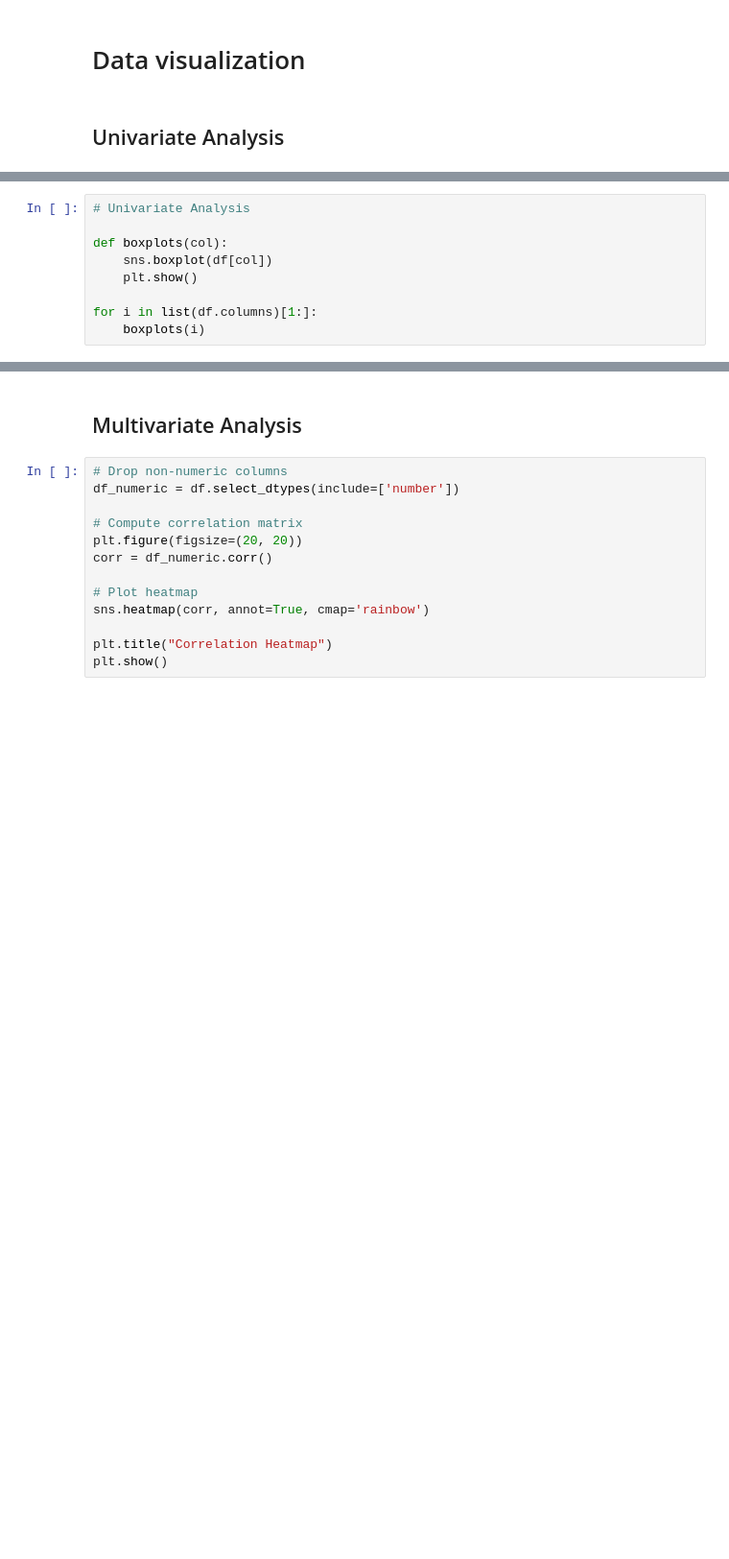
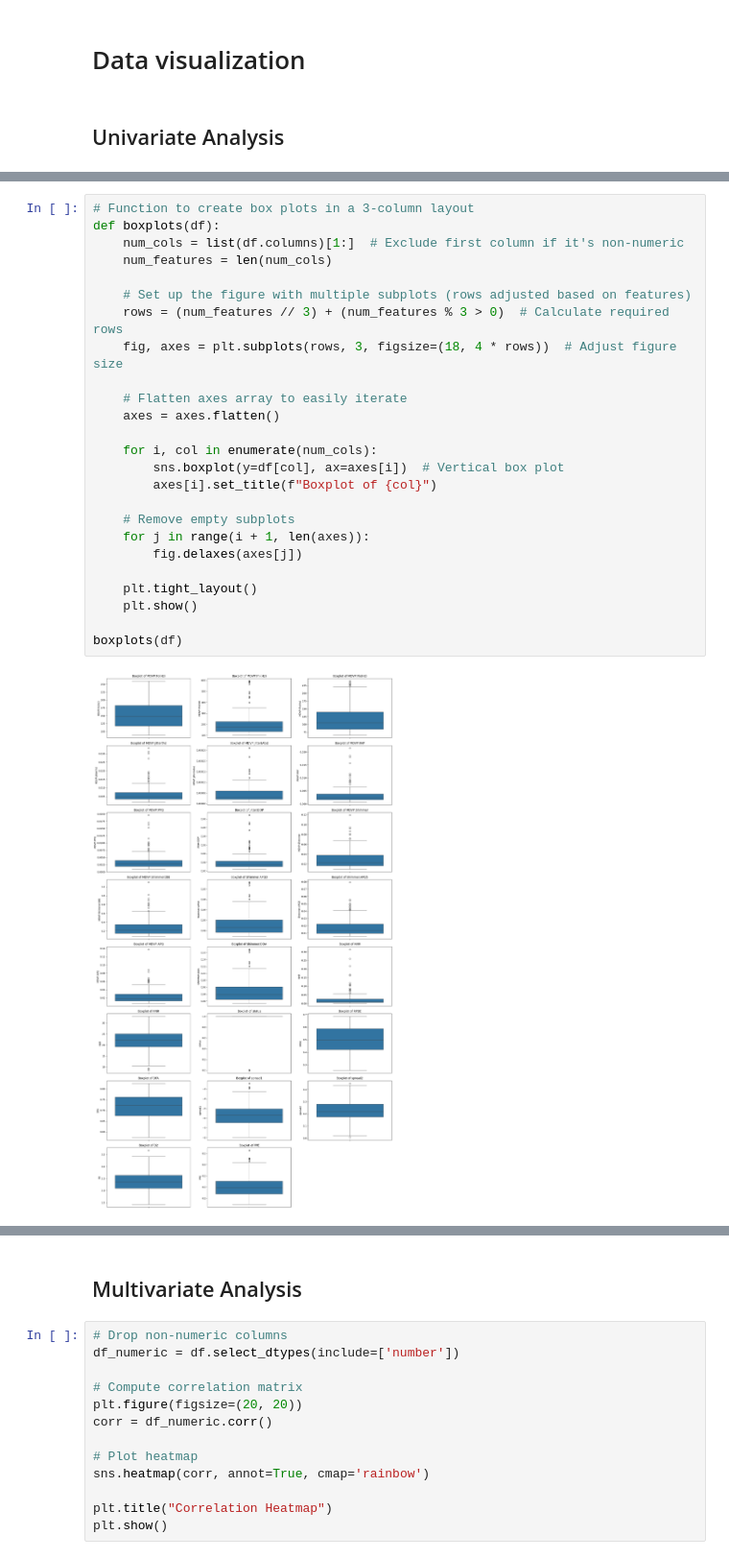
Before and after one commit to projjalbhattacharyya/HealthDesk-Multiple-Diseases-Prediction, a Jupyter notebook: modelling and training/Parkinsons Disease.ipynb, the cells around one changed output, grey strips where cells are left out. Shown at 96% size. Cells and saved outputs as stored; diff of their text form; blank space fills up the shorter version.

```diff
--- a/modelling and training/Parkinsons Disease.ipynb
+++ b/modelling and training/Parkinsons Disease.ipynb
@@ -182,9 +208,0 @@ for i in list(df.columns)[1:]:
-# %%
-# Univariate Analysis
-
-def boxplots(col):
-    sns.boxplot(df[col])
-    plt.show()
-
-for i in list(df.columns)[1:]:
-    boxplots(i)
@@ -204,0 +234,27 @@ for i in list(df.columns)[1:]:
+# %%
+# Function to create box plots in a 3-column layout
+def boxplots(df):
+    num_cols = list(df.columns)[1:]  # Exclude first column if it's non-numeric
+    num_features = len(num_cols)
+
+    # Set up the figure with multiple subplots (rows adjusted based on features)
+    rows = (num_features // 3) + (num_features % 3 > 0)  # Calculate required rows
+    fig, axes = plt.subplots(rows, 3, figsize=(18, 4 * rows))  # Adjust figure size
+
+    # Flatten axes array to easily iterate
+    axes = axes.flatten()
+
+    for i, col in enumerate(num_cols):
+        sns.boxplot(y=df[col], ax=axes[i])  # Vertical box plot
+        axes[i].set_title(f"Boxplot of {col}")
+
+    # Remove empty subplots
+    for j in range(i + 1, len(axes)):
+        fig.delaxes(axes[j])
+
+    plt.tight_layout()
+    plt.show()
+
+boxplots(df)
+# %% [output]
+[figure, added]
```
Also changed, not shown: parts of 6 cells of this notebook, 1 other file.
